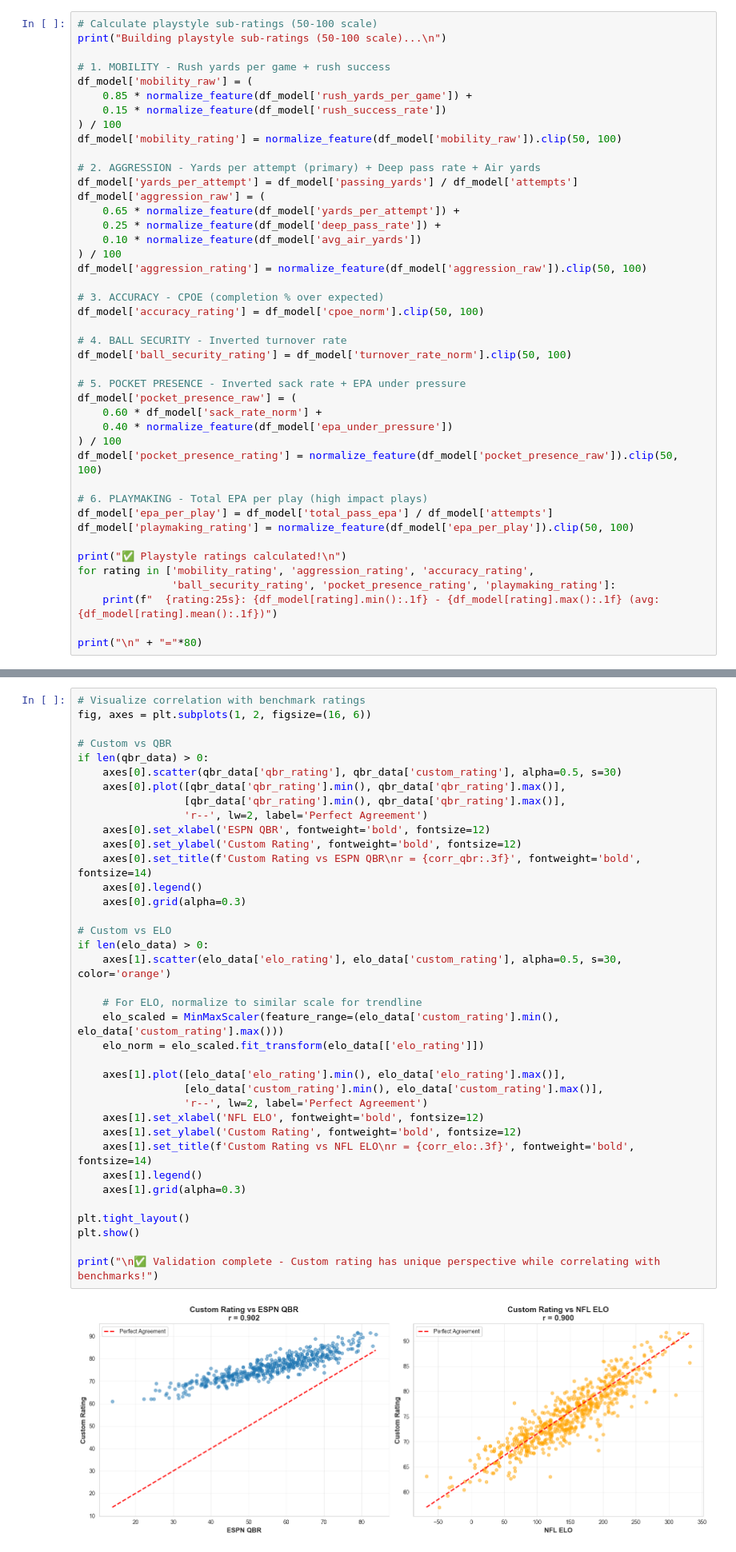
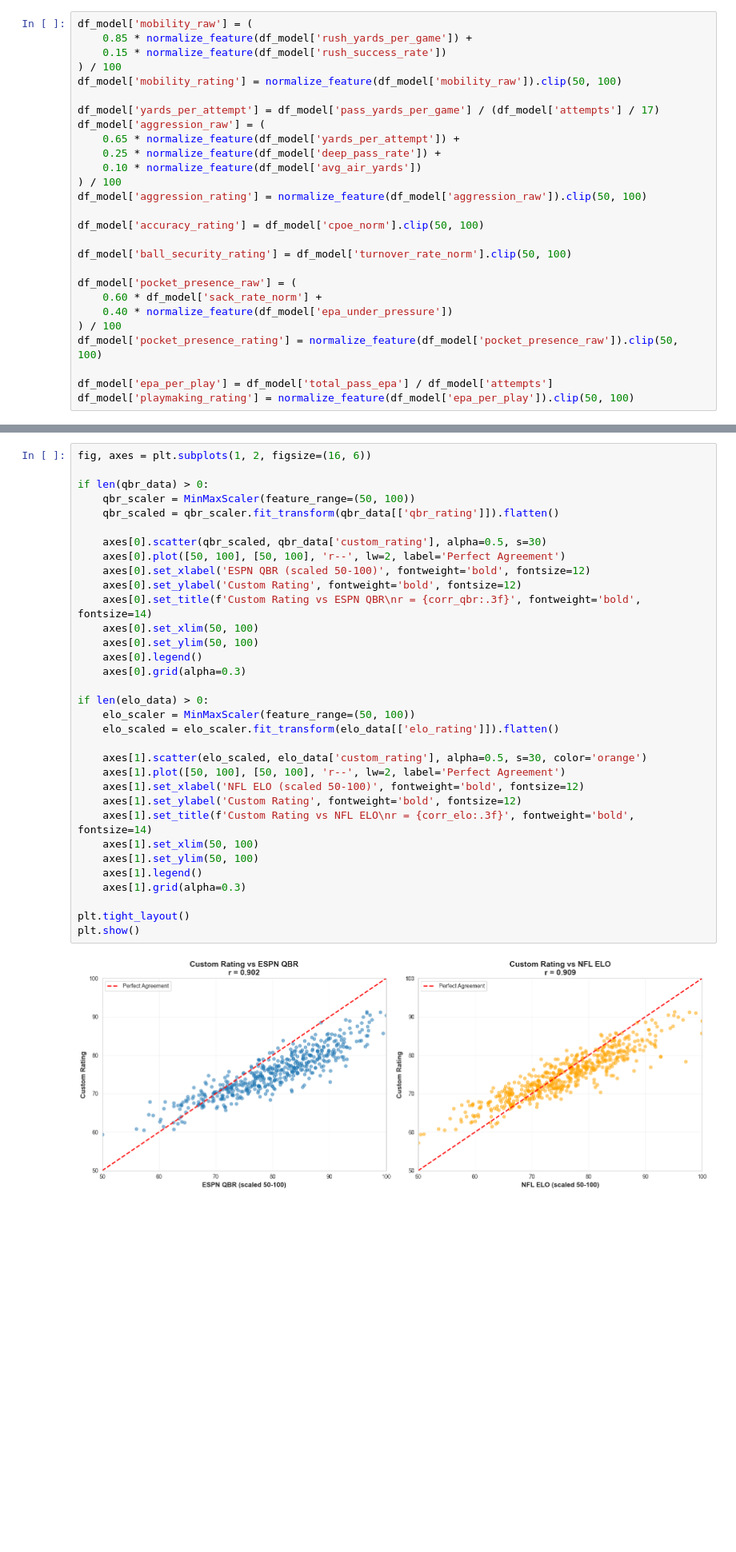
Before and after one commit to cgalgano/NFL-QB-Analysis, a Jupyter notebook: Modeling/custom_qb_rating_system.ipynb, the cells around one changed output, grey strips where cells are left out. Shown: that part at 80% size. Drawn from its saved outputs; the diff is of its cells as text; blank space fills up the shorter version.

```diff
--- a/Modeling/custom_qb_rating_system.ipynb
+++ b/Modeling/custom_qb_rating_system.ipynb
@@ -400,16 +240,11 @@ Create 6 dimensional ratings that capture different aspects of QB play (like Mad
 # %%
-# Calculate playstyle sub-ratings (50-100 scale)
-print("Building playstyle sub-ratings (50-100 scale)...\n")
-
-# 1. MOBILITY - Rush yards per game + rush success
 df_model['mobility_raw'] = (
     0.85 * normalize_feature(df_model['rush_yards_per_game']) +
     0.15 * normalize_feature(df_model['rush_success_rate'])
 ) / 100
 df_model['mobility_rating'] = normalize_feature(df_model['mobility_raw']).clip(50, 100)
 
-# 2. AGGRESSION - Yards per attempt (primary) + Deep pass rate + Air yards
-df_model['yards_per_attempt'] = df_model['passing_yards'] / df_model['attempts']
+df_model['yards_per_attempt'] = df_model['pass_yards_per_game'] / (df_model['attempts'] / 17)
 df_model['aggression_raw'] = (
     0.65 * normalize_feature(df_model['yards_per_attempt']) +
     0.25 * normalize_feature(df_model['deep_pass_rate']) +
@@ -417,26 +252,15 @@ df_model['aggression_raw'] = (
 ) / 100
 df_model['aggression_rating'] = normalize_feature(df_model['aggression_raw']).clip(50, 100)
 
-# 3. ACCURACY - CPOE (completion % over expected)
 df_model['accuracy_rating'] = df_model['cpoe_norm'].clip(50, 100)
 
-# 4. BALL SECURITY - Inverted turnover rate
 df_model['ball_security_rating'] = df_model['turnover_rate_norm'].clip(50, 100)
 
-# 5. POCKET PRESENCE - Inverted sack rate + EPA under pressure
 df_model['pocket_presence_raw'] = (
     0.60 * df_model['sack_rate_norm'] +
     0.40 * normalize_feature(df_model['epa_under_pressure'])
 ) / 100
 df_model['pocket_presence_rating'] = normalize_feature(df_model['pocket_presence_raw']).clip(50, 100)
 
-# 6. PLAYMAKING - Total EPA per play (high impact plays)
 df_model['epa_per_play'] = df_model['total_pass_epa'] / df_model['attempts']
 df_model['playmaking_rating'] = normalize_feature(df_model['epa_per_play']).clip(50, 100)
-
-print("✅ Playstyle ratings calculated!\n")
-for rating in ['mobility_rating', 'aggression_rating', 'accuracy_rating',
-               'ball_security_rating', 'pocket_presence_rating', 'playmaking_rating']:
-    print(f"  {rating:25s}: {df_model[rating].min():.1f} - {df_model[rating].max():.1f} (avg: {df_model[rating].mean():.1f})")
-
-print("\n" + "="*80)
@@ -524,39 +285,35 @@ INTERPRETATION:
 # %%
-# Visualize correlation with benchmark ratings
 fig, axes = plt.subplots(1, 2, figsize=(16, 6))
 
-# Custom vs QBR
 if len(qbr_data) > 0:
-    axes[0].scatter(qbr_data['qbr_rating'], qbr_data['custom_rating'], alpha=0.5, s=30)
-    axes[0].plot([qbr_data['qbr_rating'].min(), qbr_data['qbr_rating'].max()],
-                 [qbr_data['qbr_rating'].min(), qbr_data['qbr_rating'].max()],
-                 'r--', lw=2, label='Perfect Agreement')
-    axes[0].set_xlabel('ESPN QBR', fontweight='bold', fontsize=12)
+    qbr_scaler = MinMaxScaler(feature_range=(50, 100))
+    qbr_scaled = qbr_scaler.fit_transform(qbr_data[['qbr_rating']]).flatten()
+
+    axes[0].scatter(qbr_scaled, qbr_data['custom_rating'], alpha=0.5, s=30)
+    axes[0].plot([50, 100], [50, 100], 'r--', lw=2, label='Perfect Agreement')
+    axes[0].set_xlabel('ESPN QBR (scaled 50-100)', fontweight='bold', fontsize=12)
     axes[0].set_ylabel('Custom Rating', fontweight='bold', fontsize=12)
     axes[0].set_title(f'Custom Rating vs ESPN QBR\nr = {corr_qbr:.3f}', fontweight='bold', fontsize=14)
+    axes[0].set_xlim(50, 100)
+    axes[0].set_ylim(50, 100)
     axes[0].legend()
     axes[0].grid(alpha=0.3)
 
-# Custom vs ELO
 if len(elo_data) > 0:
-    axes[1].scatter(elo_data['elo_rating'], elo_data['custom_rating'], alpha=0.5, s=30, color='orange')
+    elo_scaler = MinMaxScaler(feature_range=(50, 100))
+    elo_scaled = elo_scaler.fit_transform(elo_data[['elo_rating']]).flatten()
 
-    # For ELO, normalize to similar scale for trendline
-    elo_scaled = MinMaxScaler(feature_range=(elo_data['custom_rating'].min(), elo_data['custom_rating'].max()))
-    elo_norm = elo_scaled.fit_transform(elo_data[['elo_rating']])
-
-    axes[1].plot([elo_data['elo_rating'].min(), elo_data['elo_rating'].max()],
-                 [elo_data['custom_rating'].min(), elo_data['custom_rating'].max()],
-                 'r--', lw=2, label='Perfect Agreement')
-    axes[1].set_xlabel('NFL ELO', fontweight='bold', fontsize=12)
+    axes[1].scatter(elo_scaled, elo_data['custom_rating'], alpha=0.5, s=30, color='orange')
+    axes[1].plot([50, 100], [50, 100], 'r--', lw=2, label='Perfect Agreement')
+    axes[1].set_xlabel('NFL ELO (scaled 50-100)', fontweight='bold', fontsize=12)
     axes[1].set_ylabel('Custom Rating', fontweight='bold', fontsize=12)
     axes[1].set_title(f'Custom Rating vs NFL ELO\nr = {corr_elo:.3f}', fontweight='bold', fontsize=14)
+    axes[1].set_xlim(50, 100)
+    axes[1].set_ylim(50, 100)
     axes[1].legend()
     axes[1].grid(alpha=0.3)
 
 plt.tight_layout()
 plt.show()
-
-print("\n✅ Validation complete - Custom rating has unique perspective while correlating with benchmarks!")
 # %% [output]
-[figure, old version]
+[figure, new version]
```
Also changed, not shown: parts of 26 cells of this notebook, 3 other files.
